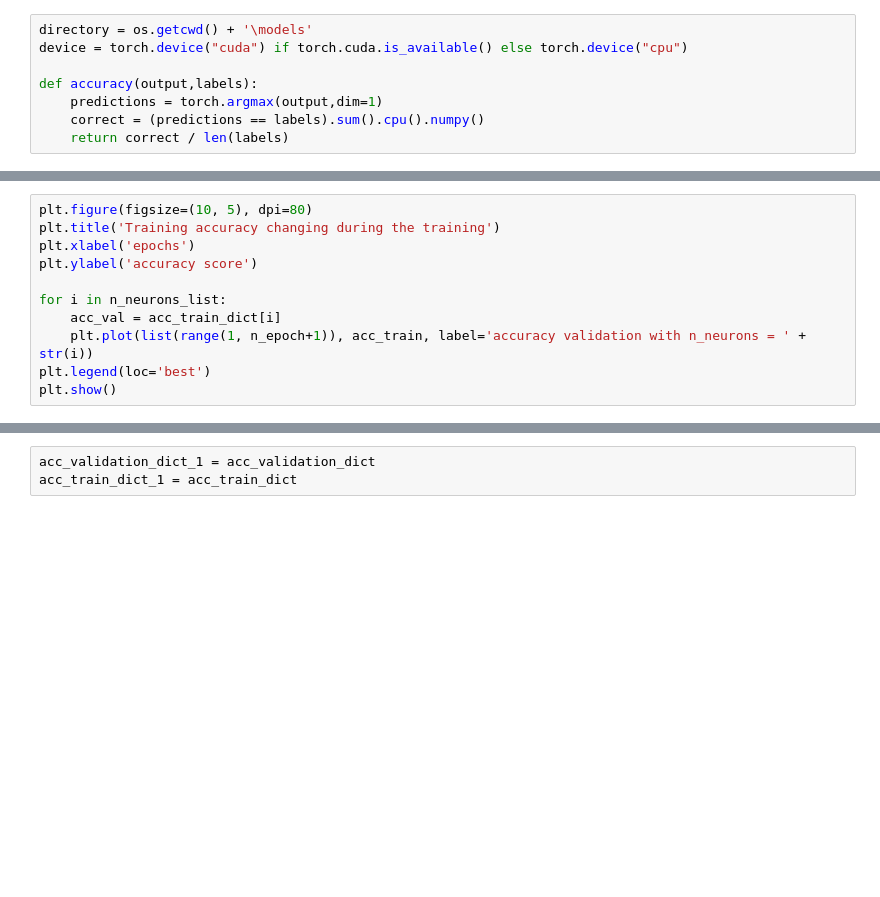
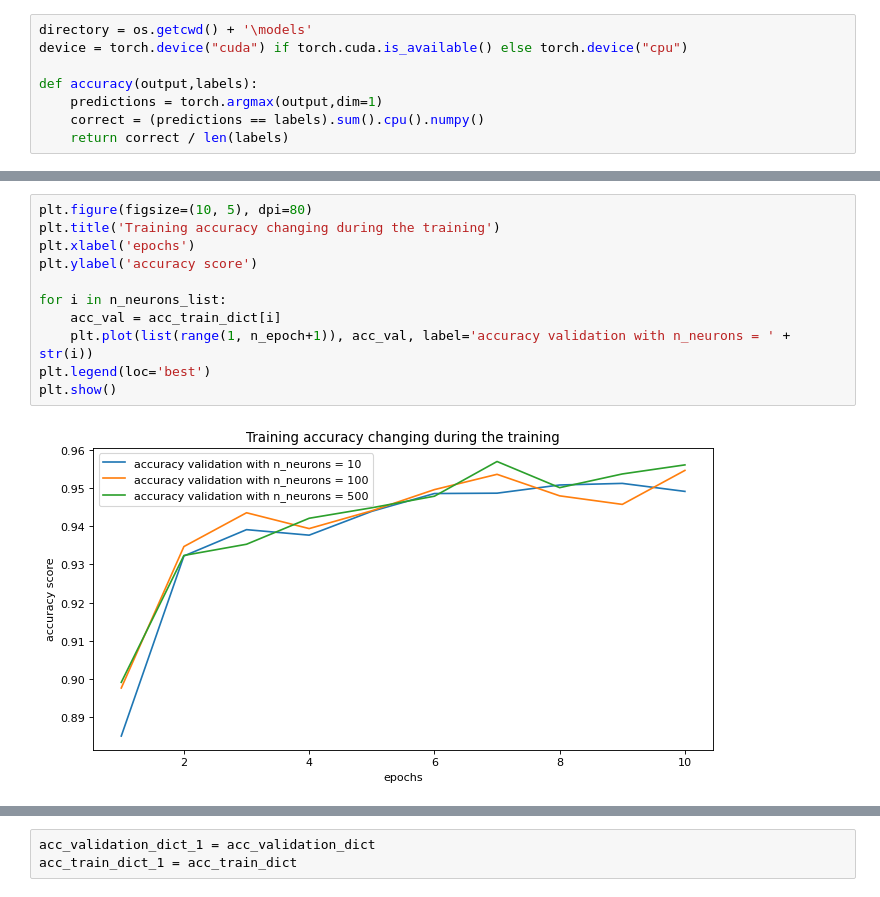
Before and after one commit to Koldim2001/transfer_learning_CNN, a Jupyter notebook: Transfer_learning_DenseNet121.ipynb, the cells around one changed output, grey strips where cells are left out. Drawn from its saved outputs; the diff is of its cells as text; blank space fills up the shorter version.

```diff
--- a/Transfer_learning_DenseNet121.ipynb
+++ b/Transfer_learning_DenseNet121.ipynb
@@ -349,14 +368,16 @@ plt.show()
 # %%
 plt.figure(figsize=(10, 5), dpi=80)
 plt.title('Training accuracy changing during the training')
 plt.xlabel('epochs')
 plt.ylabel('accuracy score')
 
 for i in n_neurons_list:
     acc_val = acc_train_dict[i]
-    plt.plot(list(range(1, n_epoch+1)), acc_train, label='accuracy validation with n_neurons = ' + str(i))
+    plt.plot(list(range(1, n_epoch+1)), acc_val, label='accuracy validation with n_neurons = ' + str(i))
 plt.legend(loc='best')
 plt.show()
+# %% [output]
+[figure, added]
 # %%
 table = [list(range(1,n_epoch+1))]
 columns = ['epoch']
```
Also changed, not shown: parts of 43 cells of this notebook, 4 other files.
